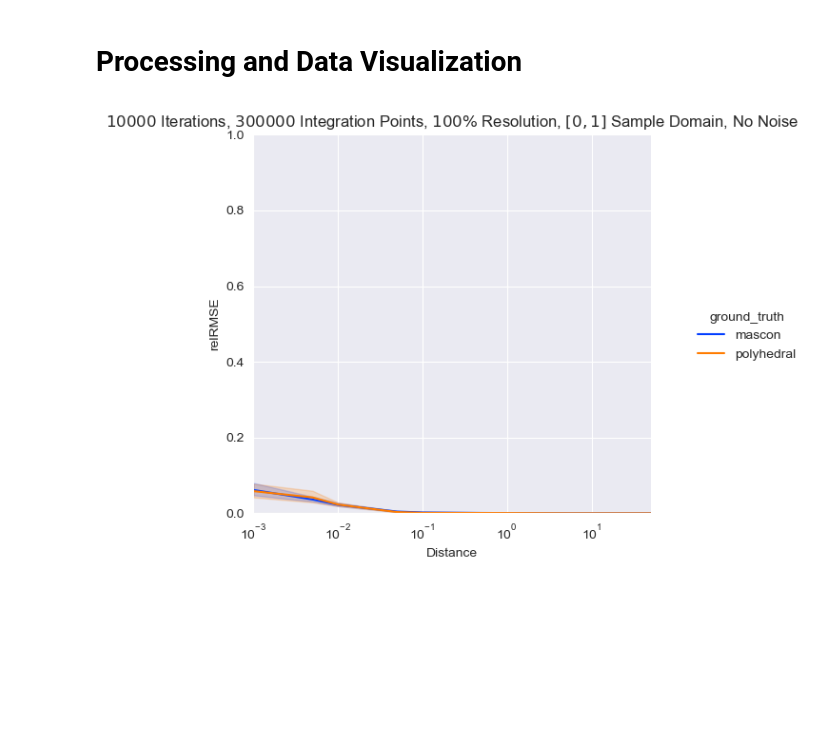
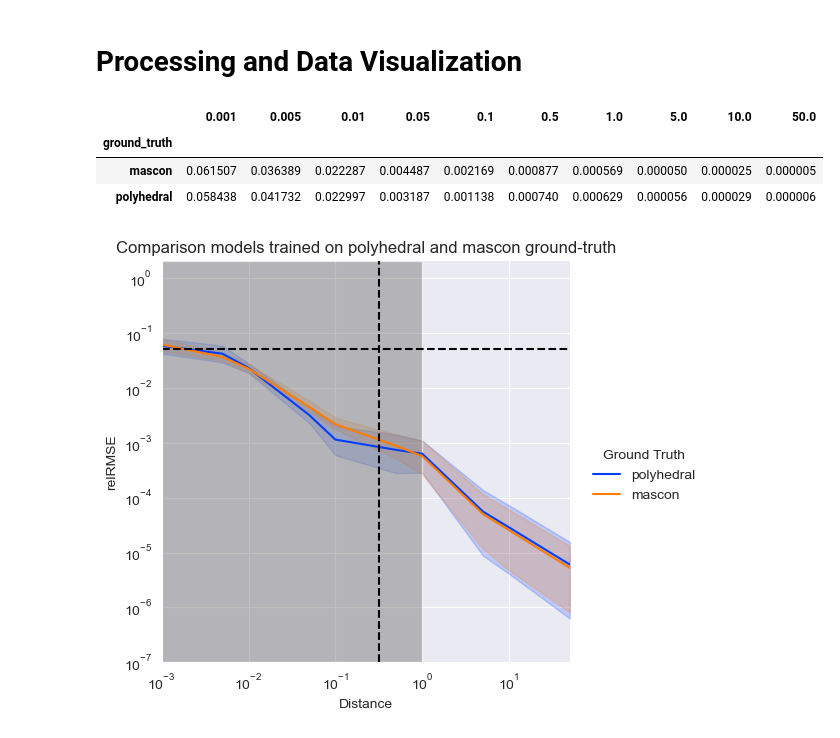
Before and after one commit to gomezzz/geodesyNets, a Jupyter notebook: P3 - Plotting Churyumov-Gerasimenko.ipynb, the cells around one changed output. Drawn from its saved outputs; the diff is of its cells as text; code cells hidden in the pictures; blank space fills up the shorter version.

Commit message:
latest plotting

```diff
--- a/P3 - Plotting Churyumov-Gerasimenko.ipynb
+++ b/P3 - Plotting Churyumov-Gerasimenko.ipynb
@@ -30,6 +30,9 @@ sample = "churyumov-gerasimenko"
 output_directory = Path(f"./results/{sample}")
 error_of_interest = "relRMSE"
 input_csv_file = output_directory.joinpath(f"total_results_{sample}.csv")
+
+one_km = unit_conversion.convert_altitude(sample, np.array([1.0]), forward=False, unit='km')[0]
+
 
 noise_replacement = {
     "['']" : "No Noise",
@@ -42,9 +45,9 @@ noise_replacement = {
 }
 
 sample_distance_replacement = {
-    "[0.0, 1.0]": "$(0, 1)$",
-    "[1.0, 3.0]": "$(1, 3)$",
-    "[3.0, 5.0]": "$(3, 5)$",
+    "[0. 1.]": "$(0, 1)$",
+    "[1. 3.]": "$(1, 3)$",
+    "[3. 5.]": "$(3, 5)$",
 }
 # %%
 df = pd.read_csv(input_csv_file)
@@ -62,26 +65,43 @@ interesting_columns = [x for x in interesting_columns if "@High Altitude" not in
 df = df[interesting_columns]
 
 unit_conversion.convert_pandas_altitudes(df, ALTITUDES, convert_height=False, only_height=True)
-df.drop(columns=["sample", "pretrained_model", "seed", "resolution", "sample_domain", "noise"], inplace=True)
+df.drop(columns=["sample", "pretrained_model", "seed", "resolution", "sample_domain", "noise", "integration_points", "iterations"], inplace=True)
+# %%
+df.groupby(["ground_truth"]).mean()
+# %% [output]
+|  | 0.001 | 0.005 | 0.01 | 0.05 | 0.1 | 0.5 | 1.0 | 5.0 | 10.0 | 50.0 |
+| ground_truth |  |  |  |  |  |  |  |  |  |  |
+| mascon | 0.061507 | 0.036389 | 0.022287 | 0.004487 | 0.002169 | 0.000877 | 0.000569 | 0.000050 | 0.000025 | 0.000005 |
+| polyhedral | 0.058438 | 0.041732 | 0.022997 | 0.003187 | 0.001138 | 0.000740 | 0.000629 | 0.000056 | 0.000029 | 0.000006 |
 # %%
 dfm = df.melt(["ground_truth"], str_altitudes, var_name="Distance", value_name=error_of_interest)
 dfm["Distance"] = dfm["Distance"].apply(lambda x: float(x))
 dfm[error_of_interest] = dfm[error_of_interest].apply(lambda x: float(x))
+dfm.rename(columns={"ground_truth": "Ground Truth"}, inplace=True)
 
 g = sns.relplot(
     data=dfm, kind="line",
     x="Distance", y=error_of_interest,
-    hue="ground_truth", palette="bright"
+    hue="Ground Truth", palette="bright", hue_order=["polyhedral", "mascon"]
 )
 g.set(
-    xlim=(0.001, 50.0), xscale='log', ylim=(0.0, 1.0),
-    title="$10 000$ Iterations, $300 000$ Integration Points, $100\%$ Resolution, $[0, 1]$ Sample Domain, No Noise"
+    xlim=(0.001, 50.0), xscale='log', yscale='log', ylim=(1e-7, 2.0),
+    title="Comparison models trained on polyhedral and mascon ground-truth",
 )
+
+
+g.map(plt.axhline, y=0.05, ls='--', c='black', label="5%")
+g.map(plt.axvline, x=one_km, ls='--', c='black', label="1 km")
+
+for ax in g.axes[:,0]:
+    ax.axvspan(0, 1.0, facecolor='gray', alpha=0.5)
+
+
 g.tight_layout()
 save_path = os.path.join(output_directory, f"{sample}_{error_of_interest}_mascon_polyhedral.png")
 g.savefig(save_path, dpi=300)
 # %% [output]
-[figure, old version]
+[figure, new version]
 # %%
 df = pd.read_csv(input_csv_file)
 ALTITUDES = ast.literal_eval(df.at[0, "validation_sampling_altitudes"])
```
Also changed, not shown: parts of 7 cells of this notebook, 2 other files.
